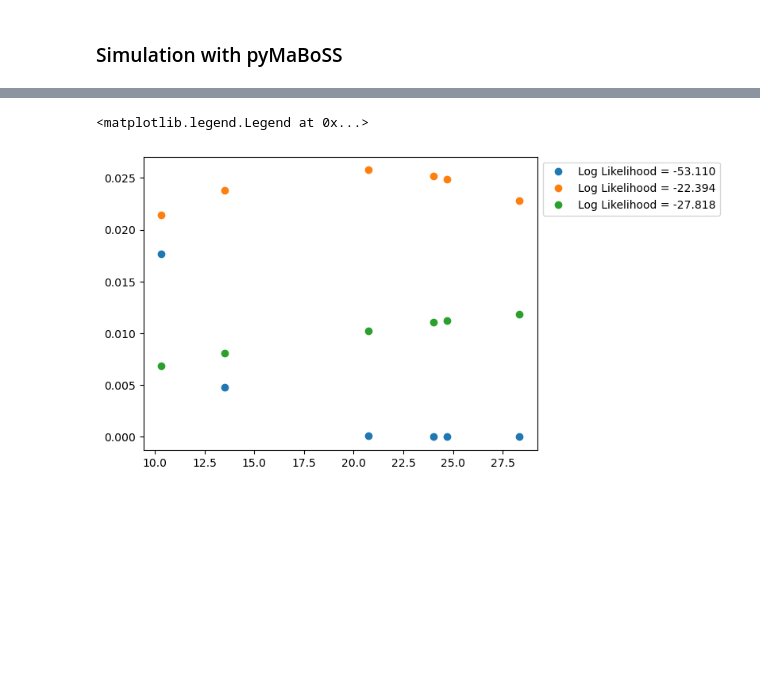
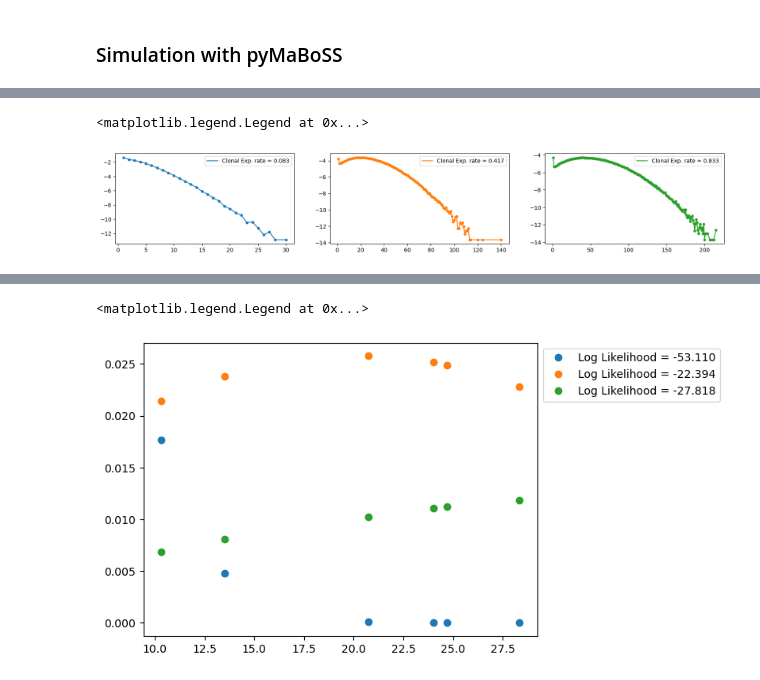
Before and after one commit to sysbio-curie/PopMaBoSS, a Jupyter notebook: ICD_phenomenological.ipynb, the cells around one changed output, grey strips where cells are left out. Drawn from its saved outputs; the diff is of its cells as text; code cells hidden in the pictures; blank space fills up the shorter version.

```diff
--- a/ICD_phenomenological.ipynb
+++ b/ICD_phenomenological.ipynb
@@ -65,3 +122,19 @@ splineLogit10Cl = splrep(serie10Cl.index, logit(serie10Cl.values))
 splineLogitFunc = BSpline(*splineLogit)
 splineLogitFunc5Cl = BSpline(*splineLogit5Cl)
 splineLogitFunc10Cl = BSpline(*splineLogit10Cl)
+# %%
+fig, ax = plt.subplots(1,3, figsize=(20,3))
+ax[0].plot(serie.index, logit(serie.values), marker='o', markersize=4, color='C0', linestyle='None')
+ax[0].plot(serie.index, splineLogitFunc(serie.index), marker=None, color='C0', label=('Clonal Exp. rate = %.3f' % (1/12)), linestyle='-')
+ax[0].legend()
+
+ax[1].plot(serie5Cl.index, logit(serie5Cl.values), marker='o', markersize=4, color='C1', linestyle='None')
+ax[1].plot(serie5Cl.index, splineLogitFunc5Cl(serie5Cl.index), marker=None, color='C1', label=('Clonal Exp. rate = %.3f' % (5/12)), linestyle='-')
+ax[1].legend()
+
+ax[2].plot(serie10Cl.index, logit(serie10Cl.values), marker='o', markersize=4, color='C2', linestyle='None')
+ax[2].plot(serie10Cl.index, splineLogitFunc10Cl(serie10Cl.index), marker=None, color='C2', label=('Clonal Exp. rate = %.3f' % (10/12)), linestyle='-')
+ax[2].legend()
+# %% [output]
+<matplotlib.legend.Legend at 0x...>
+[figure, added]
```
Also changed, not shown: parts of 14 cells of this notebook, 2 other files.
